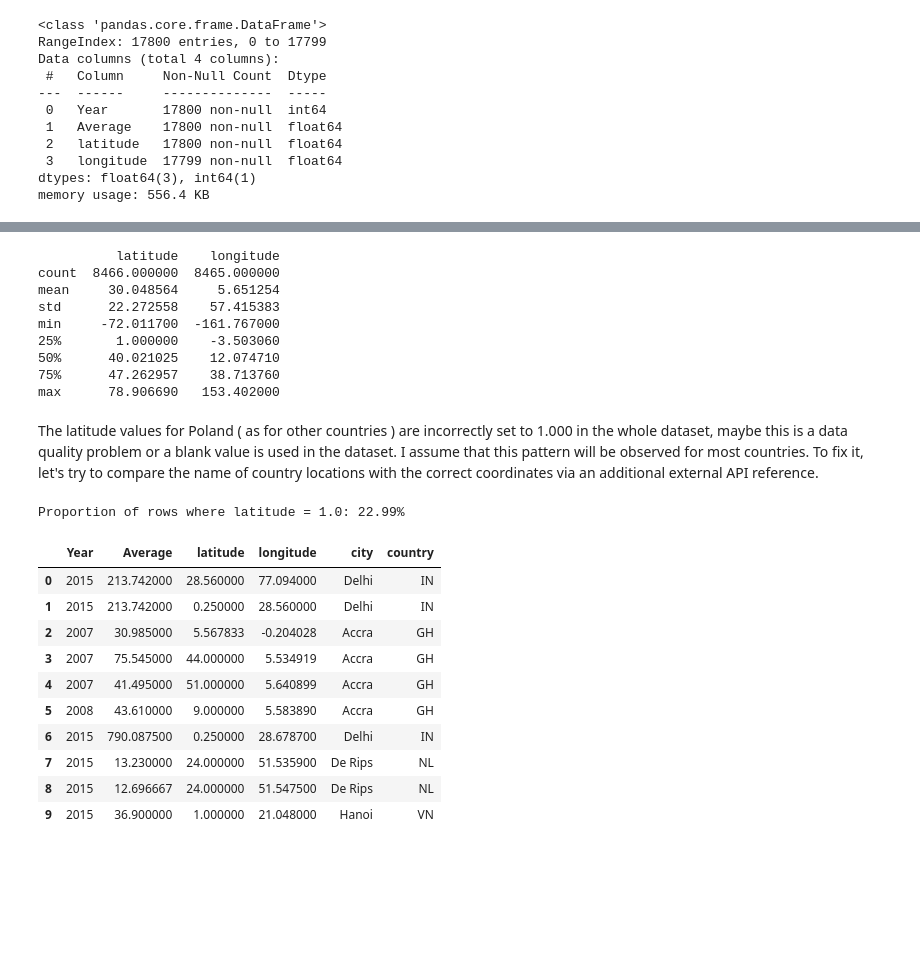
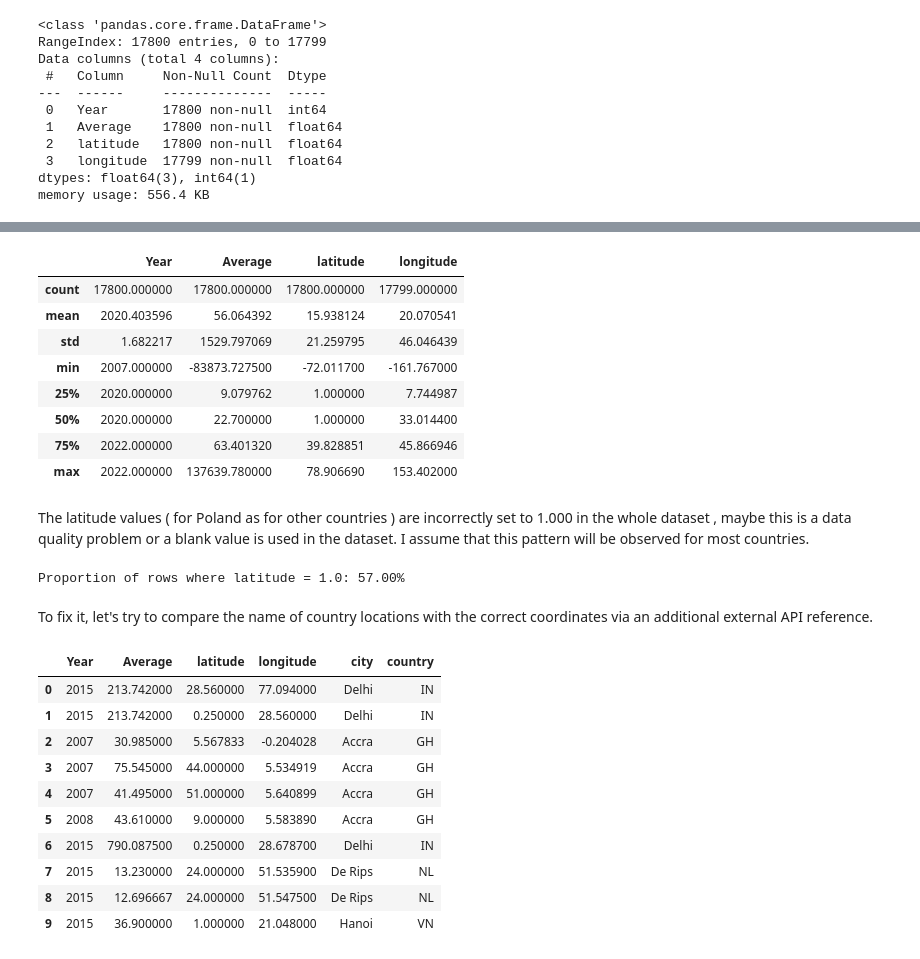
Before and after one commit to NadzeyaShastak/Jupyter-portfolio, a Jupyter notebook: air-polution-analysis-on-air-quality.ipynb, the cells around one changed output, grey strips where cells are left out. Saved outputs shown, nothing was run; the diff lists cells and outputs as text; code cells hidden in the pictures; blank space fills up the shorter version.

Commit message:
Kaggle Notebook |  Analysis on Air Quality | Version 6

```diff
--- a/air-polution-analysis-on-air-quality.ipynb
+++ b/air-polution-analysis-on-air-quality.ipynb
@@ -207,28 +183,30 @@ See the caveats in the documentation: https://pandas.pydata.org/pandas-docs/stab
-# %%
-print(period[['latitude', 'longitude']].describe())
-# %% [output]
-          latitude    longitude
-count  8466.000000  8465.000000
-mean     30.048564     5.651254
-std      22.272558    57.415383
-min     -72.011700  -161.767000
-25%       1.000000    -3.503060
-50%      40.021025    12.074710
-75%      47.262957    38.713760
-max      78.906690   153.402000
+# %%
+avg_all_years_result.describe()
+# %% [output]
+|  | Year | Average | latitude | longitude |
+| count | 17800.000000 | 17800.000000 | 17800.000000 | 17799.000000 |
+| mean | 2020.403596 | 56.064392 | 15.938124 | 20.070541 |
+| std | 1.682217 | 1529.797069 | 21.259795 | 46.046439 |
+| min | 2007.000000 | -83873.727500 | -72.011700 | -161.767000 |
+| 25% | 2020.000000 | 9.079762 | 1.000000 | 7.744987 |
+| 50% | 2020.000000 | 22.700000 | 1.000000 | 33.014400 |
+| 75% | 2022.000000 | 63.401320 | 39.828851 | 45.866946 |
+| max | 2022.000000 | 137639.780000 | 78.906690 | 153.402000 |
 # %% [markdown]
- The latitude values for Poland ( as for other countries ) are incorrectly set to 1.000 in the whole dataset, maybe this is a data quality problem or a blank value is used in the dataset. I assume that this pattern will be observed for most countries. To fix it, let's try to compare the name of country locations with the correct coordinates via an additional external API reference.
+The latitude values ( for Poland  as for other countries ) are incorrectly set to 1.000 in the whole dataset , maybe this is a data quality problem or a blank value is used in the dataset. I assume that this pattern will be observed for most countries.
 # %%
 # Count rows where latitude is 1.0
-latitude_one_count = period[period['latitude'] == 1.0].shape[0]
+latitude_one_count = avg_all_years_result[avg_all_years_result['latitude'] == 1.0].shape[0]
 
-total_rows = period.shape[0]
+total_rows = avg_all_years_result.shape[0]
 
 proportion_latitude_one = latitude_one_count / total_rows
 
 print(f"Proportion of rows where latitude = 1.0: {proportion_latitude_one:.2%}")
 # %% [output]
-Proportion of rows where latitude = 1.0: 22.99%
+Proportion of rows where latitude = 1.0: 57.00%
+# %% [markdown]
+To fix it, let's try to compare the name of country locations with the correct coordinates via an additional external API reference.
 # %%
 geo_location = """
             SELECT EXTRACT(YEAR FROM timestamp) as `Year`,
```
Also changed, not shown: parts of 26 cells of this notebook.
